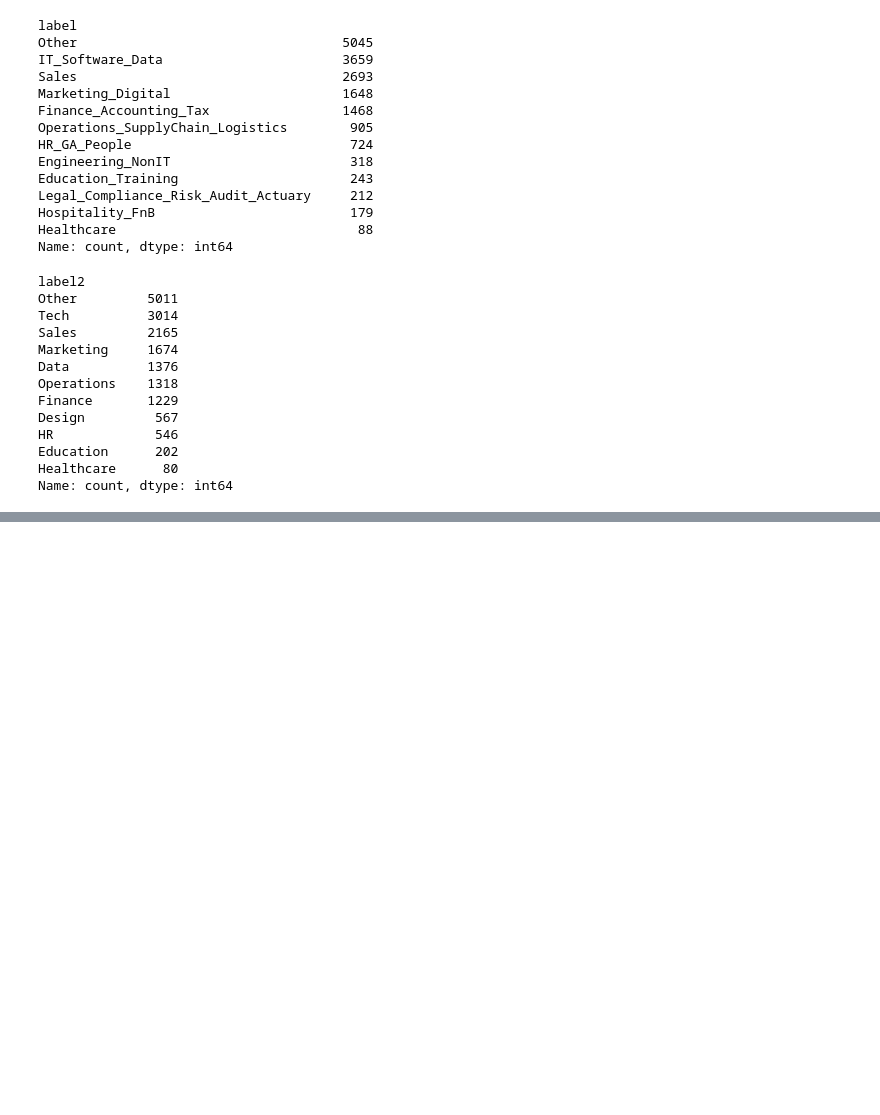
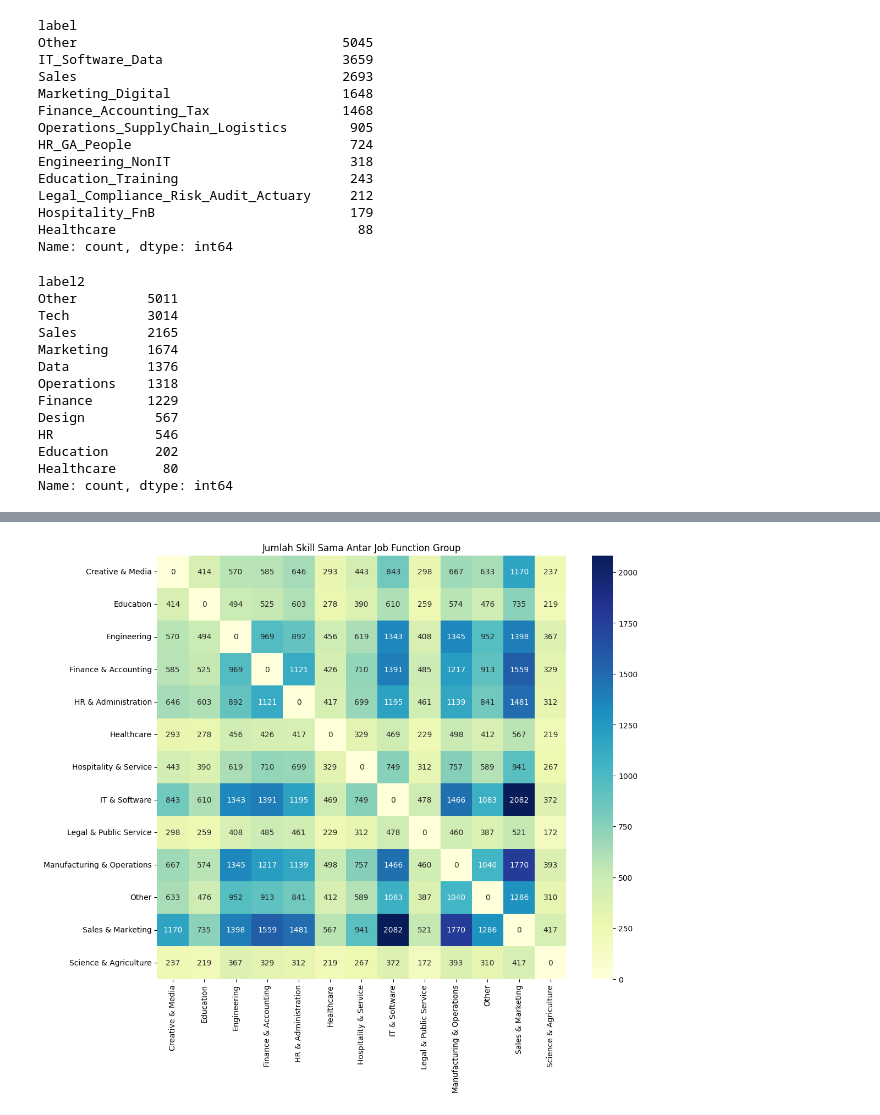
Before and after one commit to muhanangmahrub/Career-Path-Navigator, a Jupyter notebook: notebooks/akbar/modeling.ipynb, the cells around one changed output, grey strips where cells are left out. Saved outputs shown, nothing was run; the diff lists cells and outputs as text; code cells hidden in the pictures; blank space fills up the shorter version.

Commit message:
feat: exploratory job_function_group and skill correlation

```diff
--- a/notebooks/akbar/modeling.ipynb
+++ b/notebooks/akbar/modeling.ipynb
@@ -497,0 +596,26 @@ Name: count, dtype: int64
+# %%
+import pandas as pd
+import seaborn as sns
+import matplotlib.pyplot as plt
+from itertools import combinations
+
+# Ambil job_function_group
+jobs = list(job_skills.keys())
+n = len(jobs)
+
+# Buat matrix kosong
+matrix = pd.DataFrame(0, index=jobs, columns=jobs)
+
+# Hitung jumlah skill yang sama
+for job1, job2 in combinations(jobs, 2):
+    shared = set(job_skills[job1]) & set(job_skills[job2])
+    matrix.loc[job1, job2] = len(shared)
+    matrix.loc[job2, job1] = len(shared)
+
+# Heatmap
+plt.figure(figsize=(12,10))
+sns.heatmap(matrix, annot=True, fmt="d", cmap="YlGnBu")
+plt.title("Jumlah Skill Sama Antar Job Function Group")
+plt.show()
+# %% [output]
+[figure, added]
```
Also changed, not shown: parts of 9 cells of this notebook, 2 other files.
